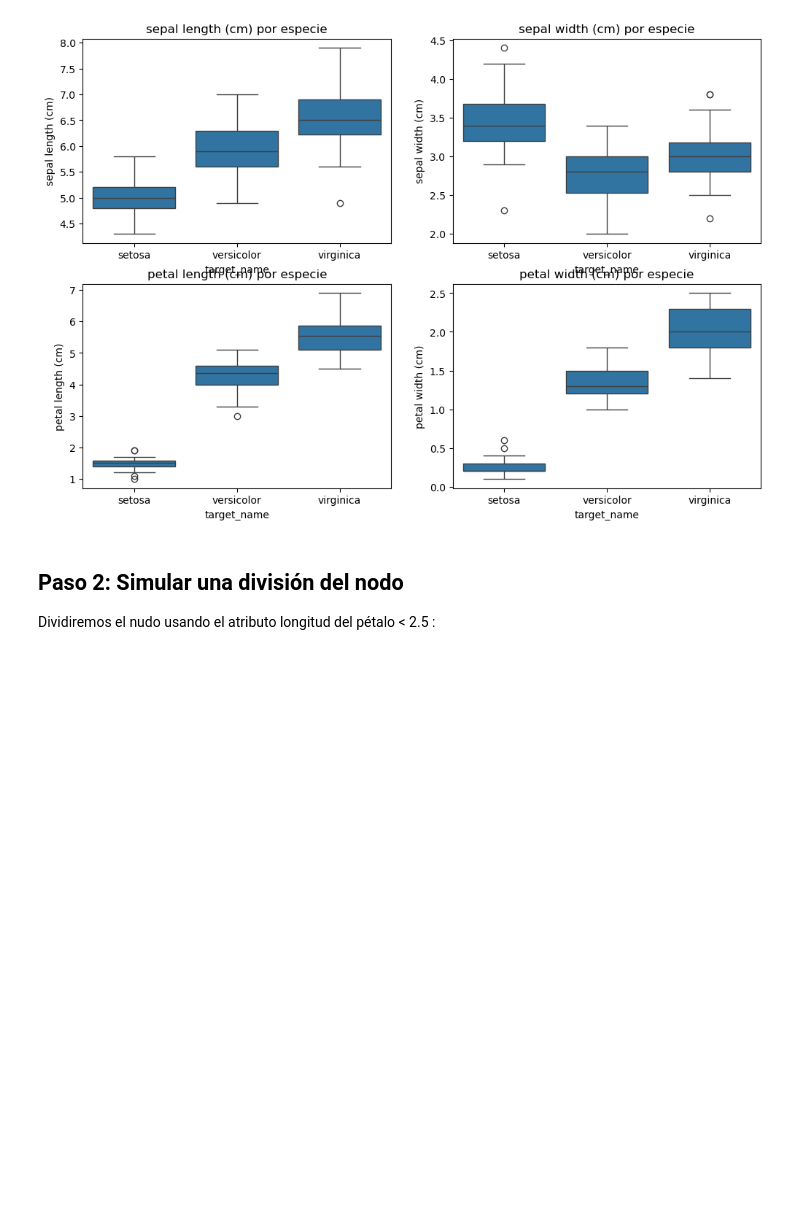
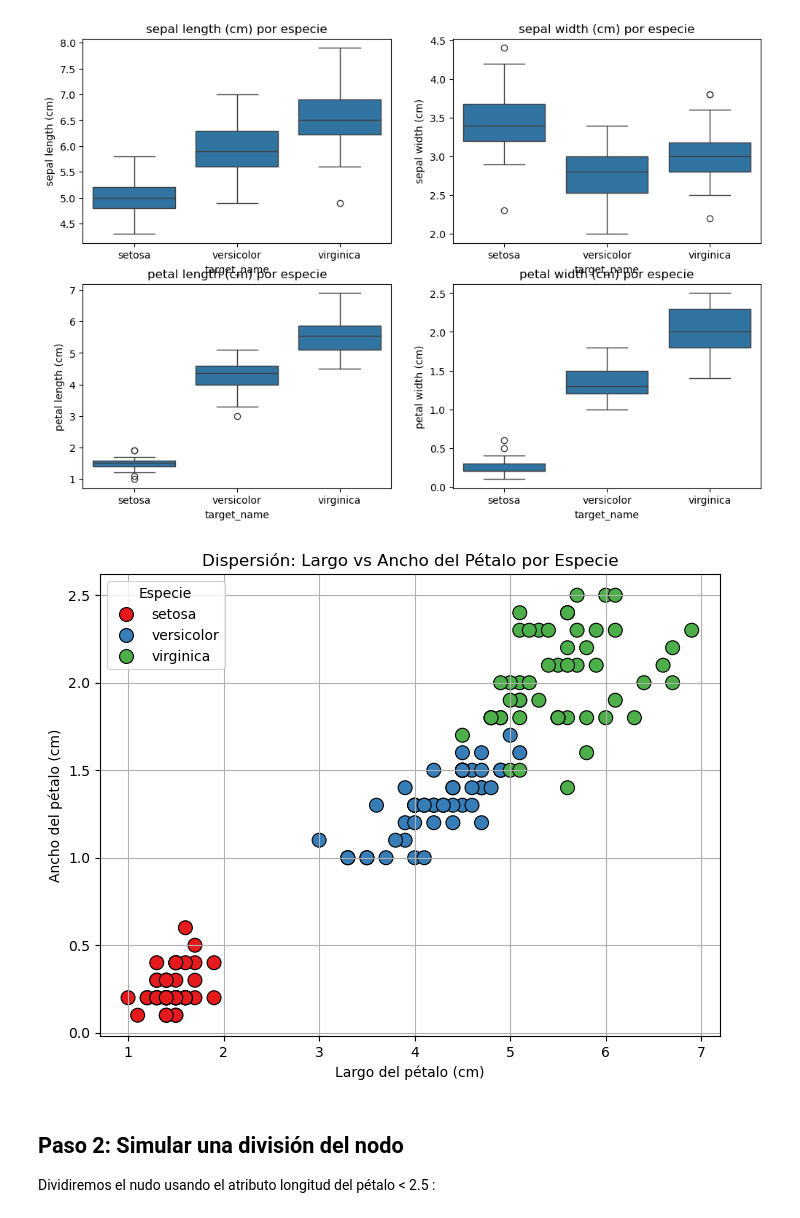
Before and after one commit to damasoer/MACHINE-LEARNING-I, a Jupyter notebook: Programming Exercise 3.1-Decision Tree.ipynb, the cells around one changed output. Cells and saved outputs as stored; diff of their text form; code cells hidden in the pictures; blank space fills up the shorter version.

```diff
--- a/Programming Exercise 3.1-Decision Tree.ipynb
+++ b/Programming Exercise 3.1-Decision Tree.ipynb
@@ -55,6 +55,26 @@ plt.show()
 # %% [output]
 ValueError: num must be an integer with 1 <= num <= 4, not 5
 [figure]
+# %%
+# Gráfico de dispersión: largo vs ancho del pétalo
+plt.figure(figsize=(8, 6))
+sns.scatterplot(
+    data=df,
+    x="petal length (cm)",
+    y="petal width (cm)",
+    hue="target_name",
+    palette="Set1",
+    s=100,
+    edgecolor="black"
+)
+plt.title("Dispersión: Largo vs Ancho del Pétalo por Especie")
+plt.xlabel("Largo del pétalo (cm)")
+plt.ylabel("Ancho del pétalo (cm)")
+plt.legend(title="Especie")
+plt.grid(True)
+plt.show()
+# %% [output]
+[figure, added]
 # %% [markdown]
 ## Paso 2: Simular una división del nodo
 Dividiremos el nudo usando el atributo longitud del pétalo < 2.5 :
```
Also changed, not shown: parts of 2 cells of this notebook, 1 other file.
